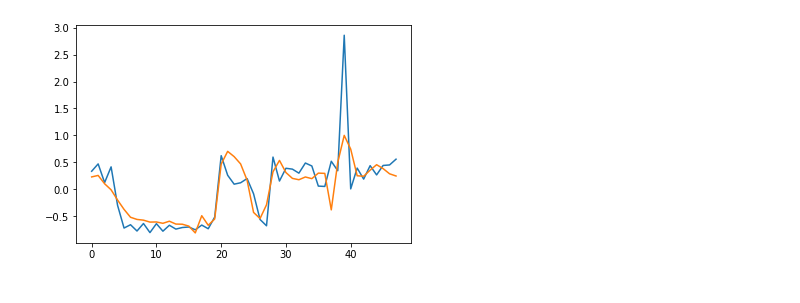
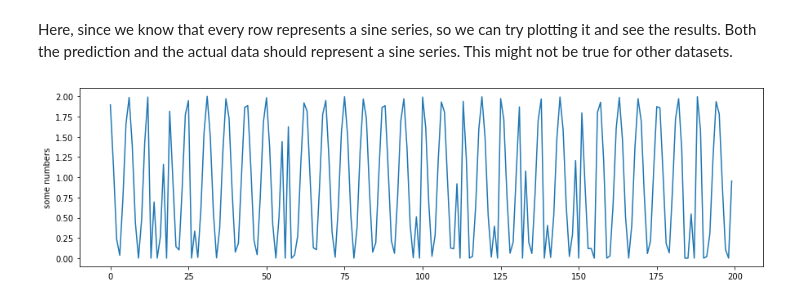
Before and after one commit to llNeeleshll/autoencoders, a Jupyter notebook: autoencoders_pytorch.ipynb, the cells around one changed output. Drawn from its saved outputs; the diff is of its cells as text; code cells hidden in the pictures.

```diff
--- a/autoencoders_pytorch.ipynb
+++ b/autoencoders_pytorch.ipynb
@@ -17,0 +63,3 @@ df = pd.read_csv(r"C:\Users\nevishwakarma\Documents\Projects\Exelon\London_Datas
+# %%
+X_train = df.iloc[:,:].values
+X_train_tensor = torch.FloatTensor(X_train).to(device)
@@ -23,12 +84,12 @@ class EncoderNN(nn.Module):
         super(EncoderNN, self).__init__()
 
         self.encoder = Sequential(
-                nn.Linear(48, 32),
-                nn.Tanh(),
-                nn.Linear(32, 16),
-                nn.Tanh(),
-                nn.Linear(16, 8),
-                nn.Tanh()
+                nn.Linear(200, 100),
+                nn.ReLU(),
+                nn.Linear(100, 50),
+                nn.ReLU(),
+                nn.Linear(50, 25),
+                nn.ReLU()
         )
 
     def forward(self, x):
@@ -40,12 +107,12 @@ class DecoderNN(nn.Module):
         super(DecoderNN, self).__init__()
 
         self.decoder = Sequential(
-                nn.Linear(8, 16),
-                nn.Tanh(),
-                nn.Linear(16, 32),
-                nn.Tanh(),
-                nn.Linear(32, 48),
-                nn.Tanh()
+                nn.Linear(25, 50),
+                nn.ReLU(),
+                nn.Linear(50, 100),
+                nn.ReLU(),
+                nn.Linear(100, 200),
+                nn.ReLU()
         )
 
     def forward(self, x):
@@ -197,9 +220,7 @@ torch.save(model, r'C:\Users\nevishwakarma\Documents\Projects\Exelon\ExelonHotSo
 # %%
-x_train_t = torch.Tensor(x_train)
+x_train_pred = model(X_train_tensor).to('cpu').detach().numpy()
 
-x_train_pred = model(x_train_t).to('cpu').detach().numpy()
-
-train_mae_loss = np.mean(np.abs(x_train_pred - x_train), axis=1)
+train_mae_loss = np.mean(np.abs(x_train_pred - X_train), axis=1)
 
 plt.hist(train_mae_loss, bins=50)
 plt.xlabel("Train MAE loss")
@@ -233,6 +236,10 @@ x_test_pred = model(x_test_t).to('cpu').detach().numpy()
+# %% [markdown]
+Here, since we know that every row represents a sine series, so we can try plotting it and see the results. Both the prediction and the actual data should represent a sine series. This might not be true for other datasets.
 # %%
-plt.plot(x_test[0])
-plt.plot(x_test_pred[0])
+plt.figure(figsize=(15,4))
+plt.plot(x_train_pred[0])
+#plt.plot(X_train[0])
+plt.ylabel('some numbers')
 plt.show()
 # %% [output]
-[figure, old version]
+[figure, new version]
```
Also changed, not shown: parts of 34 cells of this notebook, 10 other files.
